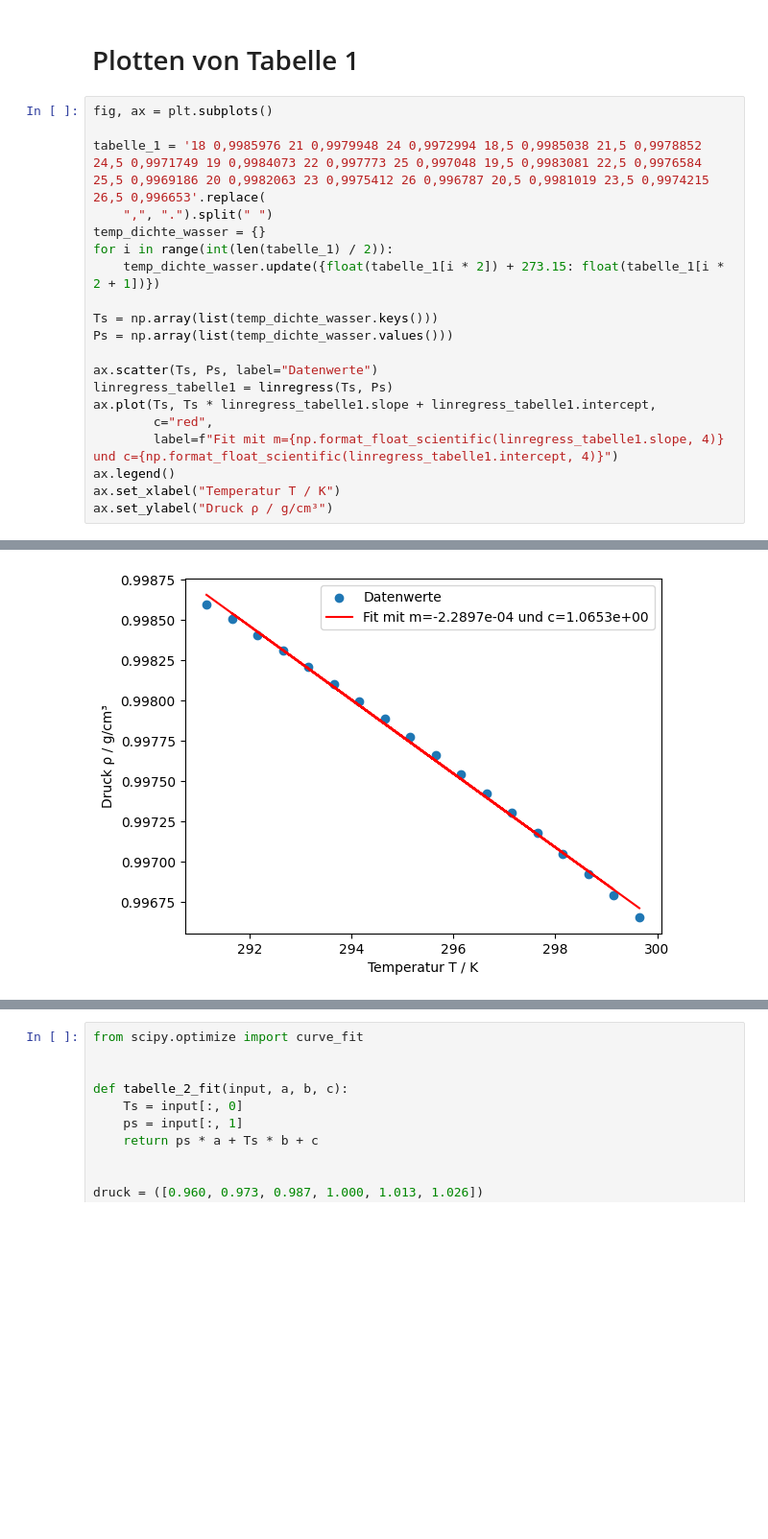
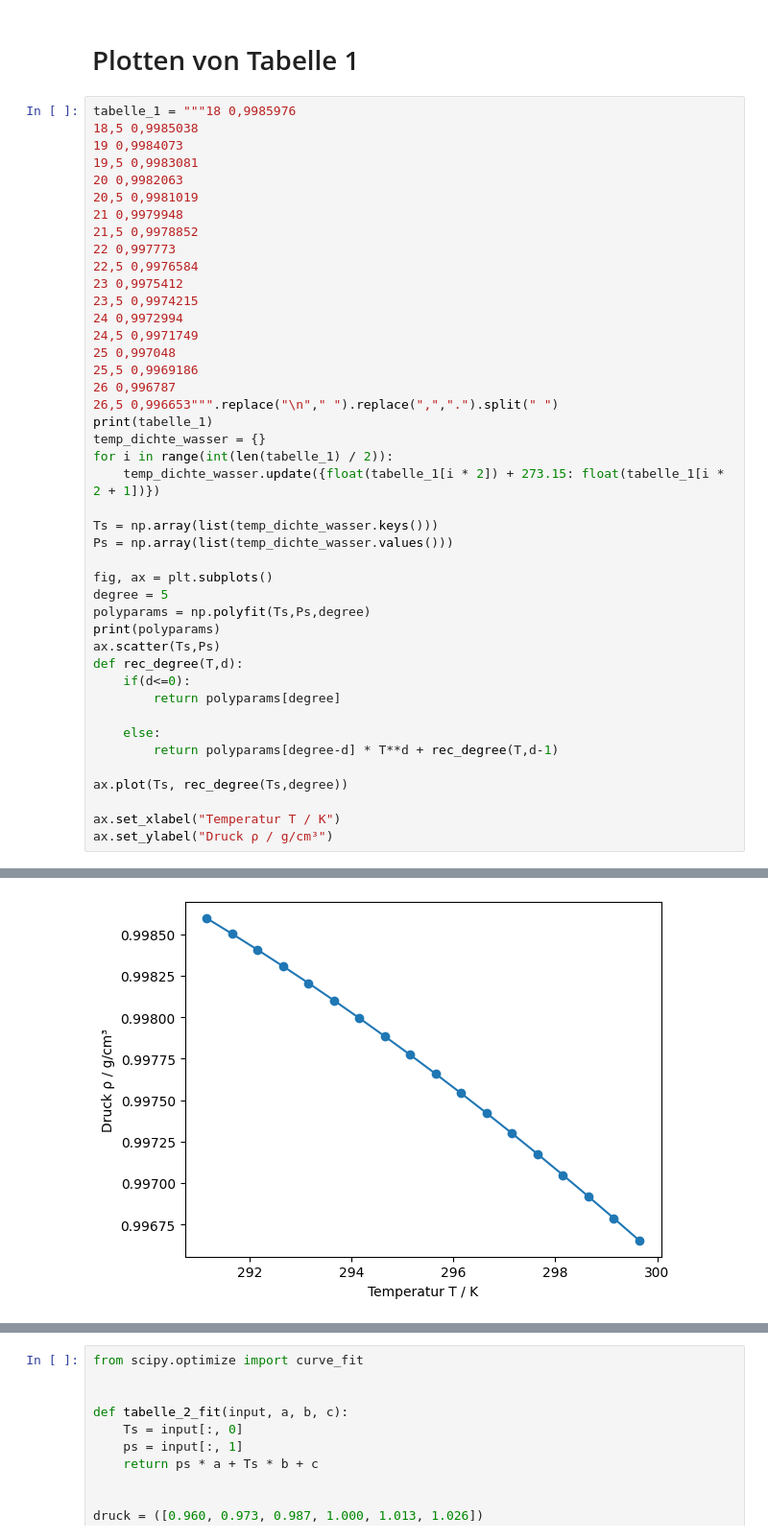
Before and after one commit to Rankenstein678/PC_Praktikum_1, a Jupyter notebook: P1.ipynb, the cells around one changed output, grey strips where cells are left out. Shown at 96% size. Cells and saved outputs as stored; diff of their text form; blank space fills up the shorter version.

```diff
--- a/P1.ipynb
+++ b/P1.ipynb
@@ -6,10 +6,25 @@ from scipy.stats import linregress
 # %% [markdown]
 # Plotten von Tabelle 1
 # %%
-fig, ax = plt.subplots()
-
-tabelle_1 = '18 0,9985976 21 0,9979948 24 0,9972994 18,5 0,9985038 21,5 0,9978852 24,5 0,9971749 19 0,9984073 22 0,997773 25 0,997048 19,5 0,9983081 22,5 0,9976584 25,5 0,9969186 20 0,9982063 23 0,9975412 26 0,996787 20,5 0,9981019 23,5 0,9974215 26,5 0,996653'.replace(
-    ",", ".").split(" ")
+tabelle_1 = """18 0,9985976
+18,5 0,9985038
+19 0,9984073
+19,5 0,9983081
+20 0,9982063
+20,5 0,9981019
+21 0,9979948
+21,5 0,9978852
+22 0,997773
+22,5 0,9976584
+23 0,9975412
+23,5 0,9974215
+24 0,9972994
+24,5 0,9971749
+25 0,997048
+25,5 0,9969186
+26 0,996787
+26,5 0,996653""".replace("\n"," ").replace(",",".").split(" ")
+print(tabelle_1)
 temp_dichte_wasser = {}
 for i in range(int(len(tabelle_1) / 2)):
     temp_dichte_wasser.update({float(tabelle_1[i * 2]) + 273.15: float(tabelle_1[i * 2 + 1])})
@@ -17,12 +32,20 @@ for i in range(int(len(tabelle_1) / 2)):
 Ts = np.array(list(temp_dichte_wasser.keys()))
 Ps = np.array(list(temp_dichte_wasser.values()))
 
-ax.scatter(Ts, Ps, label="Datenwerte")
-linregress_tabelle1 = linregress(Ts, Ps)
-ax.plot(Ts, Ts * linregress_tabelle1.slope + linregress_tabelle1.intercept,
-        c="red",
-        label=f"Fit mit m={np.format_float_scientific(linregress_tabelle1.slope, 4)} und c={np.format_float_scientific(linregress_tabelle1.intercept, 4)}")
-ax.legend()
+fig, ax = plt.subplots()
+degree = 5
+polyparams = np.polyfit(Ts,Ps,degree)
+print(polyparams)
+ax.scatter(Ts,Ps)
+def rec_degree(T,d):
+    if(d<=0):
+        return polyparams[degree]
+
+    else:
+        return polyparams[degree-d] * T**d + rec_degree(T,d-1)
+
+ax.plot(Ts, rec_degree(Ts,degree))
+
 ax.set_xlabel("Temperatur T / K")
 ax.set_ylabel("Druck ρ / g/cm³")
 # %% [output]
@@ -30,3 +56,3 @@ Text(0, 0.5, 'Druck ρ / g/cm³')
-[figure, old version]
+[figure, new version]
 # %% [markdown]
 # Plotten von Tabelle 2
```
Also changed, not shown: parts of 9 cells of this notebook.
